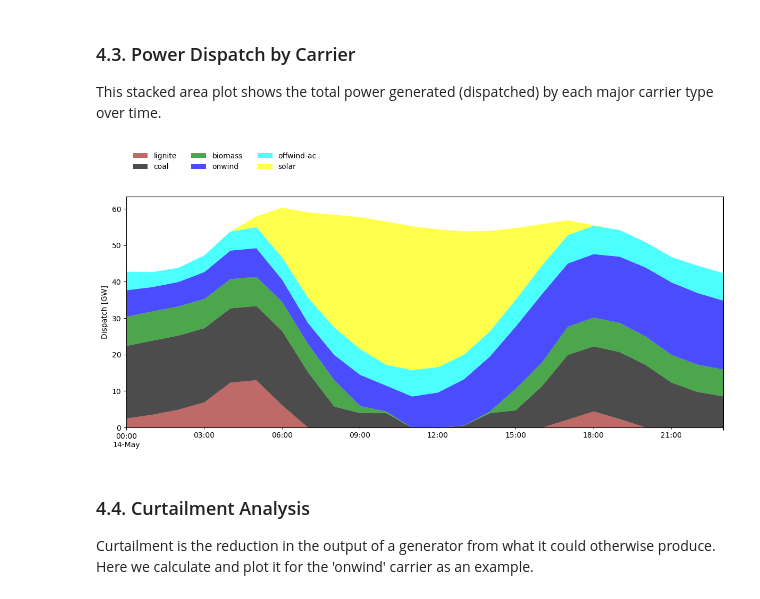
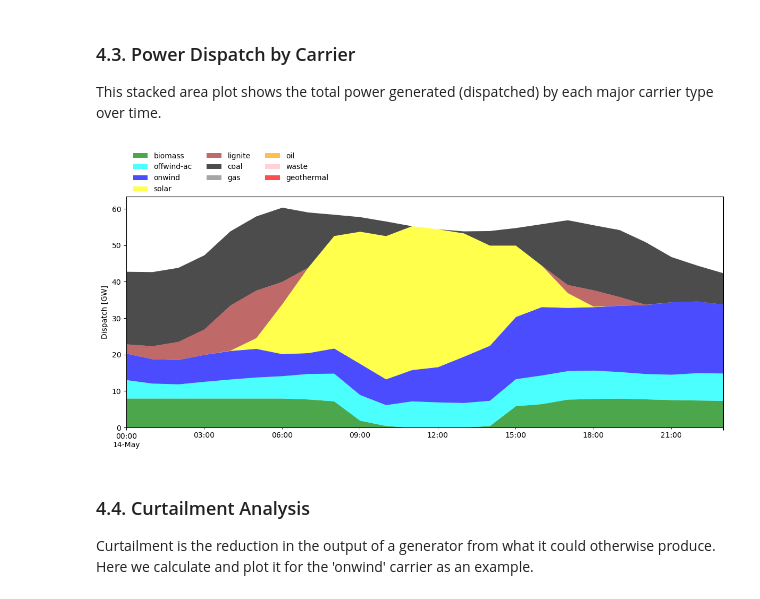
Before and after one commit to Luca2299/pypsa-eur, a Jupyter notebook: notebooks/PyPSA_Network_Analysis.ipynb, the cells around one changed output. Drawn from its saved outputs; the diff is of its cells as text; code cells hidden in the pictures.

```diff
--- a/notebooks/PyPSA_Network_Analysis.ipynb
+++ b/notebooks/PyPSA_Network_Analysis.ipynb
@@ -582,31 +619,33 @@ This stacked area plot shows the total power generated (dispatched) by each majo
 # %%
 p_by_carrier = n.generators_t.p.T.groupby(n.generators.carrier).sum().T
 # Drop carriers with very low production for clarity
 to_drop = p_by_carrier.max()[p_by_carrier.max() < 1700].index
 p_by_carrier.drop(to_drop, axis=1, inplace=True)
 
 # Define colors and order for the dispatch plot
 colors = {
     "biomass": "green", "coal": "black", "lignite": "brown",
     "offwind-ac": "cyan", "onwind": "blue", "solar": "yellow",
-    "gas": "orange", "oil": "gray", "ror": "turquoise", "geothermal": "red",
+    "gas": "gray", "oil": "orange", "waste": "pink", "geothermal": "red",
 }
+
+
 # Reorder columns for a conventional stack
 cols = [
-    "lignite", "coal", "biomass", "onwind", "offwind-ac", "solar",
+    "biomass", "offwind-ac", "onwind", "solar", "lignite", "coal", "gas", "oil", "waste", "geothermal"
 ]
 p_by_carrier = p_by_carrier.reindex(columns=cols).fillna(0)
 
 c = [colors.get(col, "gray") for col in p_by_carrier.columns]
 fig, ax = plt.subplots(figsize=(12, 6))
 p_by_carrier.div(1e3).plot(kind="area", ax=ax, lw=0, color=c, alpha=0.7)
 ax.legend(ncol=3, loc="upper left", bbox_to_anchor=(0, 1.02, 1, 0.2), frameon=False)
 ax.set_ylabel("Dispatch [GW]")
 ax.set_xlabel("")
 plt.tight_layout()
 plt.show()
 # %% [output]
-[figure, old version]
+[figure, new version]
 # %% [markdown]
 ### 4.4. Curtailment Analysis
 Curtailment is the reduction in the output of a generator from what it could otherwise produce. Here we calculate and plot it for the 'onwind' carrier as an example.
```
Also changed, not shown: parts of 7 cells of this notebook, 1 other file.
